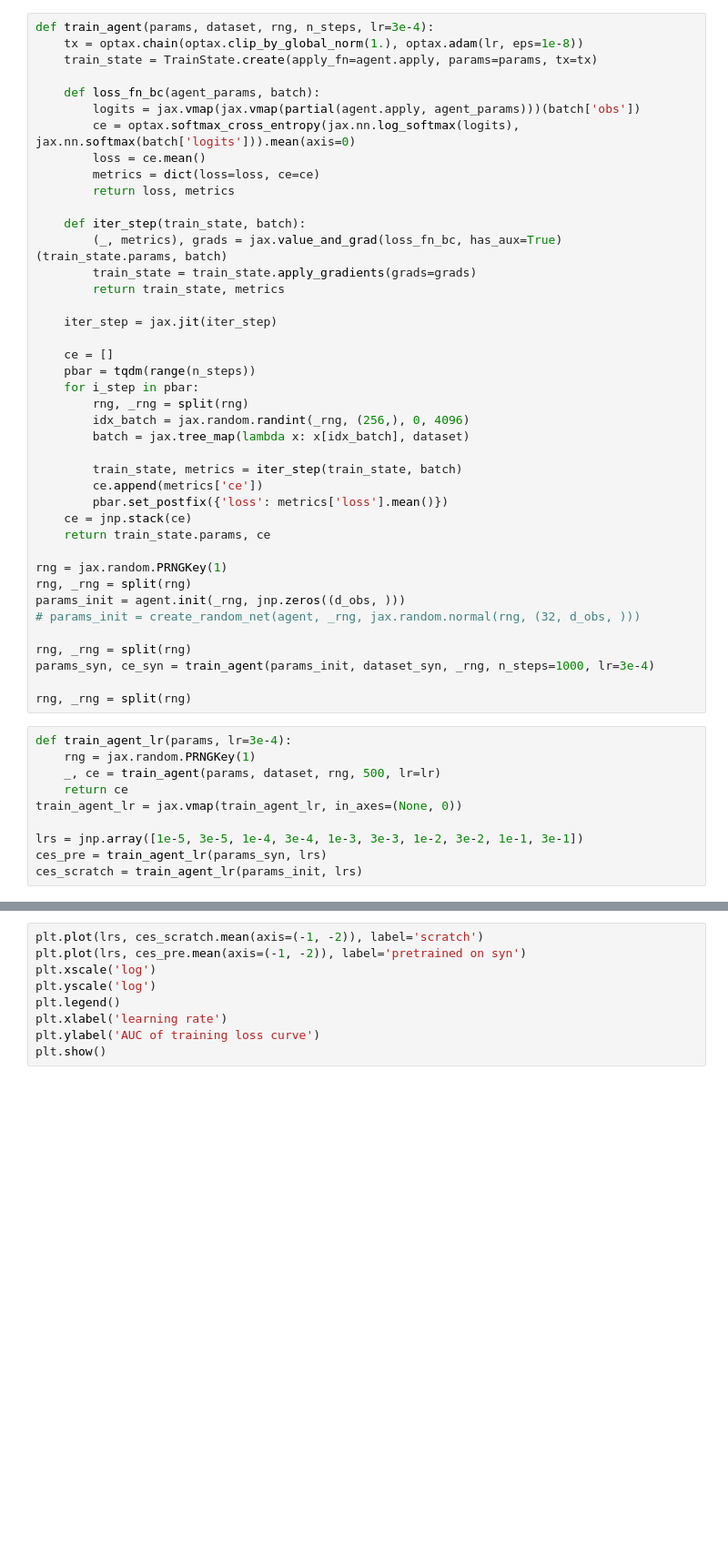
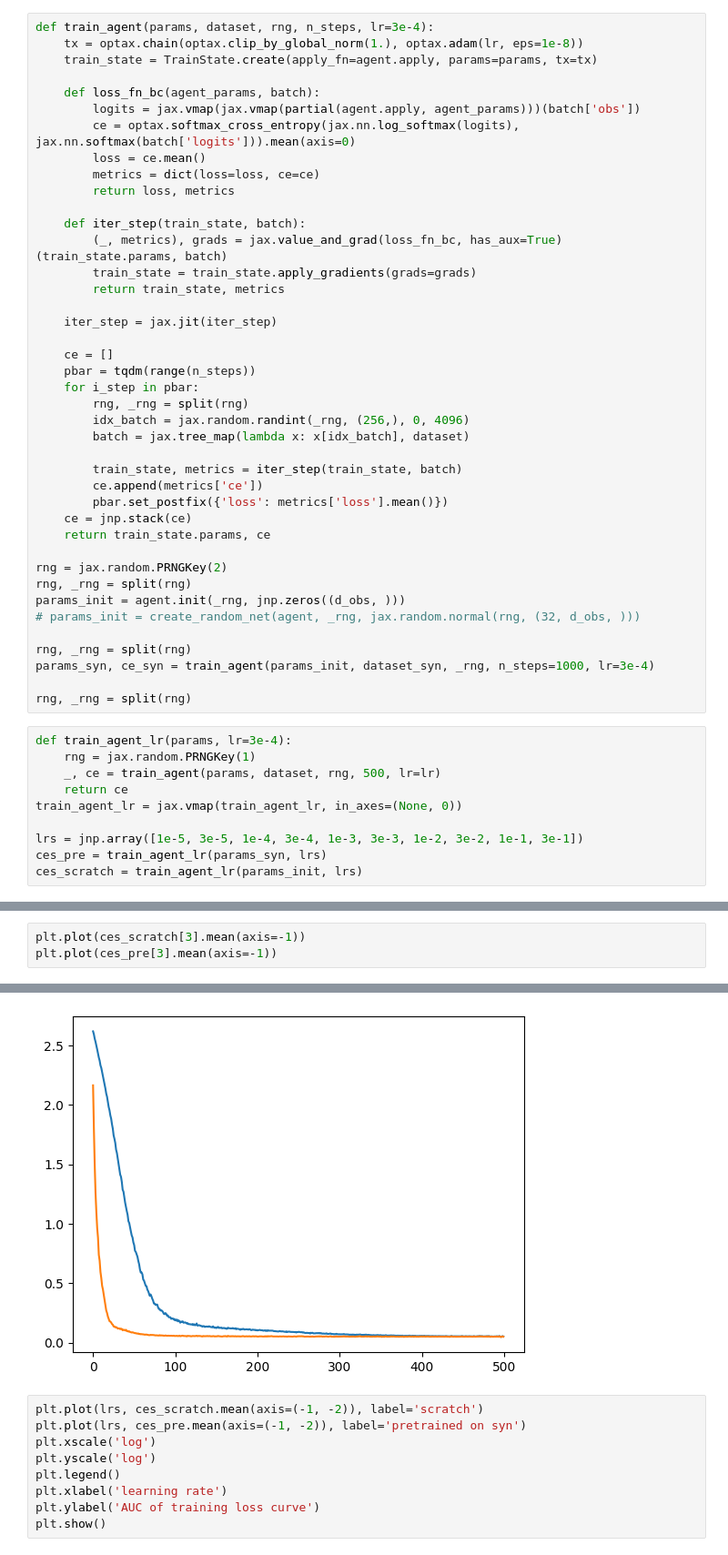
Before and after one commit to akarshkumar0101/synthetic-mdps, a Jupyter notebook: src/distillation.ipynb, the cells around one changed output, grey strips where cells are left out. Shown at 91% size. Cells and saved outputs as stored; diff of their text form; blank space fills up the shorter version.

```diff
--- a/src/distillation.ipynb
+++ b/src/distillation.ipynb
@@ -171,7 +284,7 @@ def train_agent(params, dataset, rng, n_steps, lr=3e-4):
     ce = jnp.stack(ce)
     return train_state.params, ce
 
-rng = jax.random.PRNGKey(1)
+rng = jax.random.PRNGKey(2)
 rng, _rng = split(rng)
 params_init = agent.init(_rng, jnp.zeros((d_obs, )))
 # params_init = create_random_net(agent, _rng, jax.random.normal(rng, (32, d_obs, )))
@@ -203,0 +322,4 @@ plt.show()
+# %%
+plt.plot(ces_scratch[3].mean(axis=-1))
+plt.plot(ces_pre[3].mean(axis=-1))
+# %% [output]
@@ -204,3 +327,4 @@ plt.show()
+[figure, added]
 # %%
 plt.plot(lrs, ces_scratch.mean(axis=(-1, -2)), label='scratch')
 plt.plot(lrs, ces_pre.mean(axis=(-1, -2)), label='pretrained on syn')
```
Also changed, not shown: parts of 19 cells of this notebook, 2 other files.
